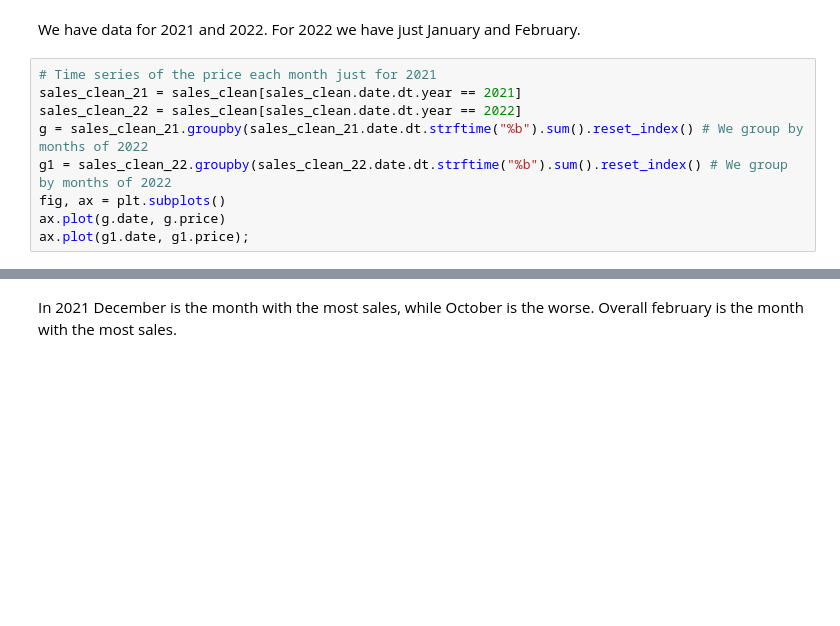
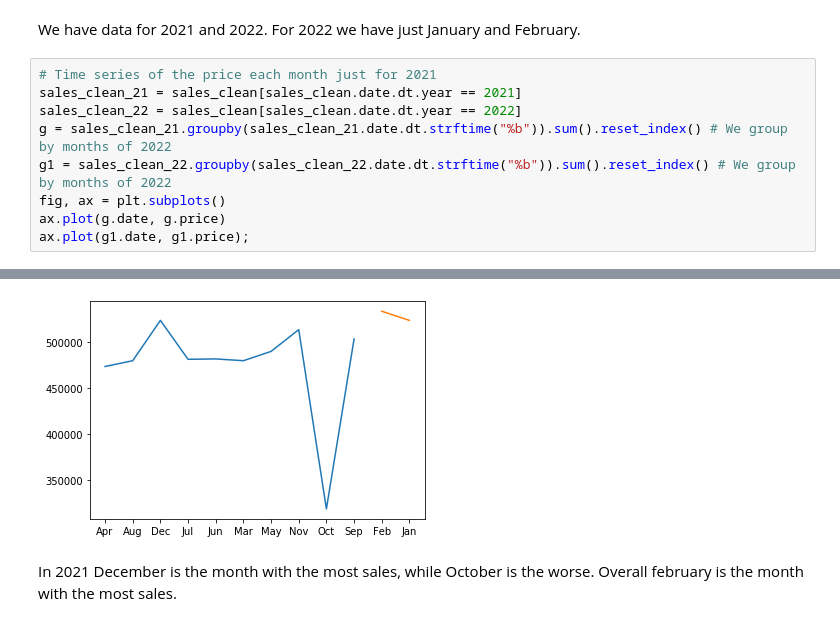
Before and after one commit to furawa/OC_data_analyst_projects, a Jupyter notebook: 02_analyze_company_sales/analyze_company_sales.ipynb, the cells around one changed output, grey strips where cells are left out. Cells and saved outputs as stored; diff of their text form; blank space fills up the shorter version.

```diff
--- a/02_analyze_company_sales/analyze_company_sales.ipynb
+++ b/02_analyze_company_sales/analyze_company_sales.ipynb
@@ -649,8 +649,8 @@ We have data for 2021 and 2022. For 2022 we have just January and February.
 # Time series of the price each month just for 2021
 sales_clean_21 = sales_clean[sales_clean.date.dt.year == 2021]
 sales_clean_22 = sales_clean[sales_clean.date.dt.year == 2022]
-g = sales_clean_21.groupby(sales_clean_21.date.dt.strftime("%b").sum().reset_index() # We group by months of 2022
-g1 = sales_clean_22.groupby(sales_clean_22.date.dt.strftime("%b").sum().reset_index() # We group by months of 2022
+g = sales_clean_21.groupby(sales_clean_21.date.dt.strftime("%b")).sum().reset_index() # We group by months of 2022
+g1 = sales_clean_22.groupby(sales_clean_22.date.dt.strftime("%b")).sum().reset_index() # We group by months of 2022
 fig, ax = plt.subplots()
 ax.plot(g.date, g.price)
 ax.plot(g1.date, g1.price);
@@ -659,3 +658,4 @@ SyntaxError: invalid syntax (<ipython-input-184-a8580023ce87>, line 5)
+[figure, added]
 # %% [markdown]
 In 2021 December is the month with the most sales, while October is the worse. Overall february is the month with the most sales.
 # %% [markdown]
```
Also changed, not shown: parts of 1 cell of this notebook.
